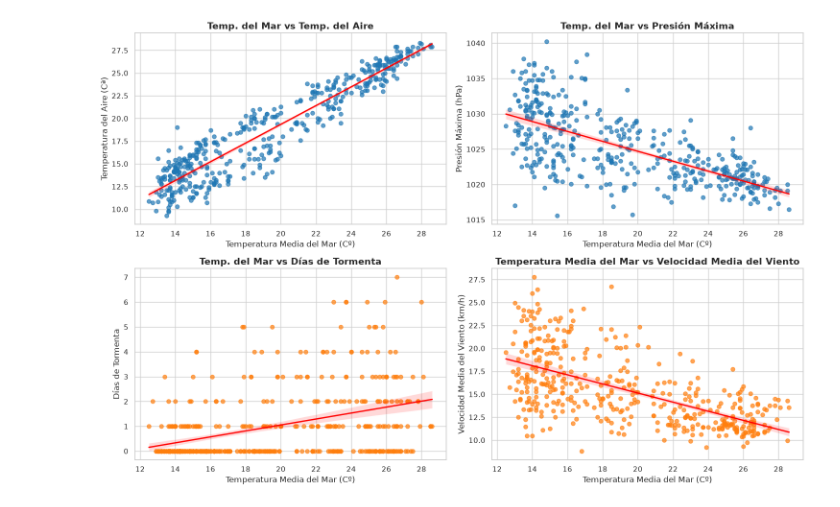
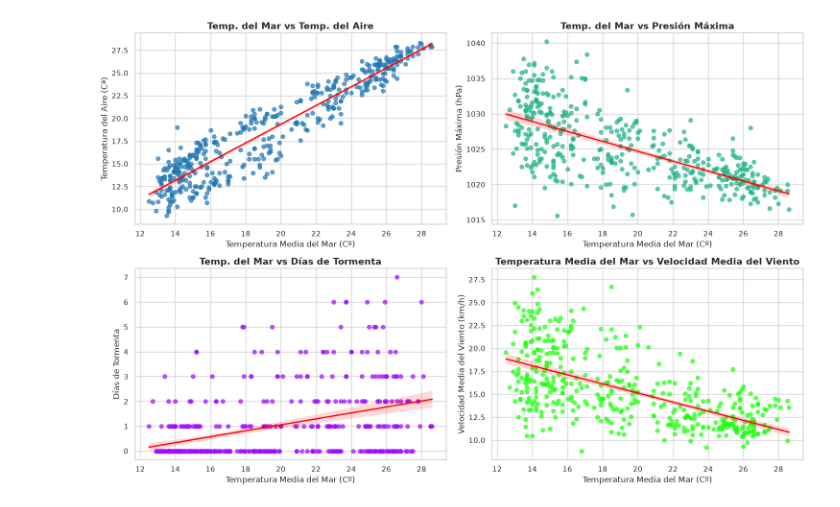
Before and after one commit to mariot11/EDA_Aemet, a Jupyter notebook: src/visualizacion_de_datos_1.ipynb, the cells around one changed output. Cells and saved outputs as stored; diff of their text form; code cells hidden in the pictures.

```diff
--- a/src/visualizacion_de_datos_1.ipynb
+++ b/src/visualizacion_de_datos_1.ipynb
@@ -46,7 +46,7 @@ sns.regplot(
     x='temp_med_mar (Cº)',
     y='presion_max (hPa)',
     ax=ax2,
-    scatter_kws={'alpha': 0.7, 'color': '#1f77b4'},
+    scatter_kws={'alpha': 0.7, 'color': "#1fb487"},
     line_kws={'color': 'red', 'linewidth': 2}
 )
 ax2.set_title("Temp. del Mar vs Presión Máxima", fontsize=14, fontweight='bold')
@@ -60,7 +60,7 @@ sns.regplot(
     x='temp_med_mar (Cº)',
     y='dias_tormenta',
     ax=ax3,
-    scatter_kws={'alpha': 0.7, 'color': '#ff7f0e'},
+    scatter_kws={'alpha': 0.7, 'color': "#9f0eff"},
     line_kws={'color': 'red', 'linewidth': 2}
 )
 ax3.set_title("Temp. del Mar vs Días de Tormenta", fontsize=14, fontweight='bold')
@@ -72,32 +72,32 @@ ax4 = fig.add_subplot(gs[1, 1])
 sns.regplot(
     data=df_temporada_critica,
     x='temp_med_mar (Cº)',
     y='viento_vel_med (km/h)',
     ax=ax4,
-    scatter_kws={'alpha': 0.7, 'color': '#ff7f0e'},
+    scatter_kws={'alpha': 0.7, 'color': "#1eff0e"},
     line_kws={'color': 'red', 'linewidth': 2}
 )
 ax4.set_title("Temperatura Media del Mar vs Velocidad Media del Viento", fontsize=14, fontweight='bold')
 ax4.set_xlabel("Temperatura Media del Mar (Cº)")
 ax4.set_ylabel("Velocidad Media del Viento (km/h)")
 
 
 # # GRÁFICO 4 : Temp. Media del Mar vs Precipitación Total del Mes
 # ax4 = fig.add_subplot(gs[1, 1])
 # sns.regplot(
 #     data=df_temporada_critica,
 #     x='temp_med_mar (Cº)',
 #     y='total_precip_mes (mm)',
 #     ax=ax4,
 #     scatter_kws={'alpha': 0.7, 'color': '#2ca02c'}, # Tono verde
 #     line_kws={'color': 'red', 'linewidth': 2}
 # )
 # ax4.set_title("Temp. del Mar vs Precipitación Total / Mes", fontsize=13, fontweight='bold')
 # ax4.set_xlabel("Temperatura Media del Mar (Cº)")
 # ax4.set_ylabel("Precipitación Total Mes (mm)")
 
 # 3. Ajustamos espacios y mostramos
 plt.tight_layout()
 plt.show()
 # %% [output]
-[figure, old version]
+[figure, new version]
```
Also changed, not shown: 11 other files.
